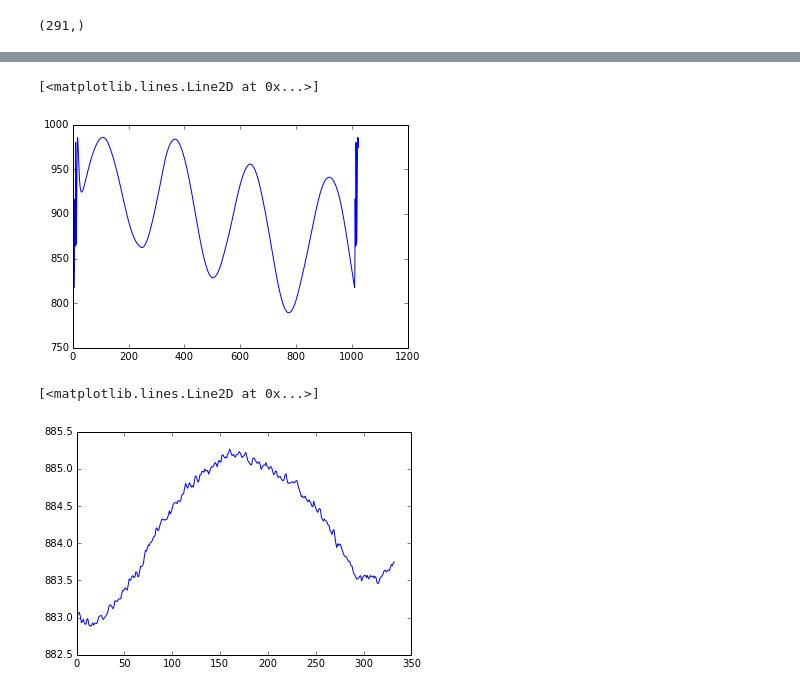
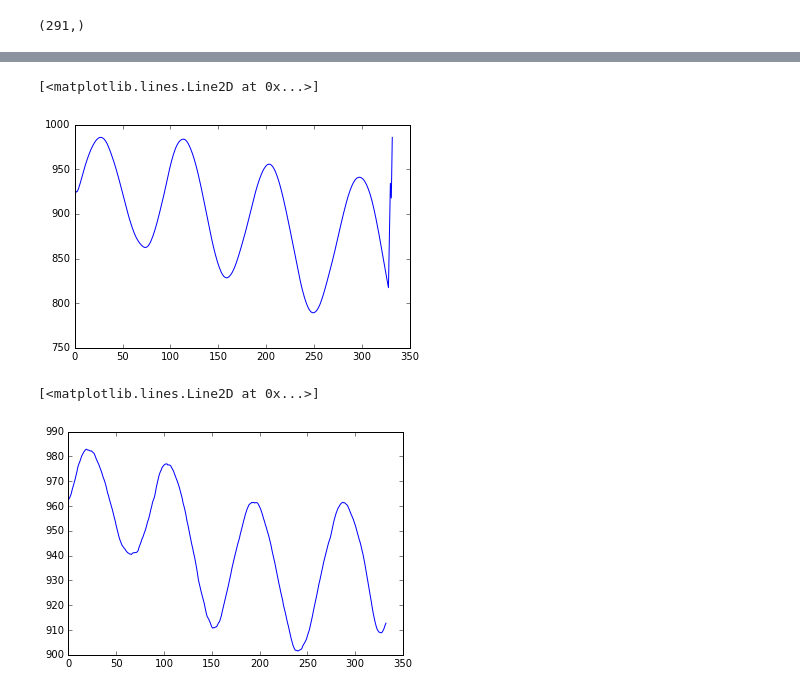
Before and after one commit to Seanny123/nef-conceptors, a Jupyter notebook: func_test-python2.ipynb, the cells around one changed output, grey strips where cells are left out. Cells and saved outputs as stored; diff of their text form; code cells hidden in the pictures.

```diff
--- a/func_test-python2.ipynb
+++ b/func_test-python2.ipynb
@@ -182,10 +162,10 @@ plt.plot(nengo.Lowpass(0.01).filt(plt_val, dt=0.001))
 # %%
-plt.plot(ideal_out[:, 0][975:])
+plt.plot(ideal_out[0])
 # %% [output]
 [<matplotlib.lines.Line2D at 0x...>]
-[figure, old version]
+[figure, new version]
 # %%
-plt.plot(compr)
+plt.plot(compr[0])
 # %% [output]
 [<matplotlib.lines.Line2D at 0x...>]
-[figure, old version]
+[figure, new version]
```
Also changed, not shown: parts of 14 cells of this notebook, 1 other file.
